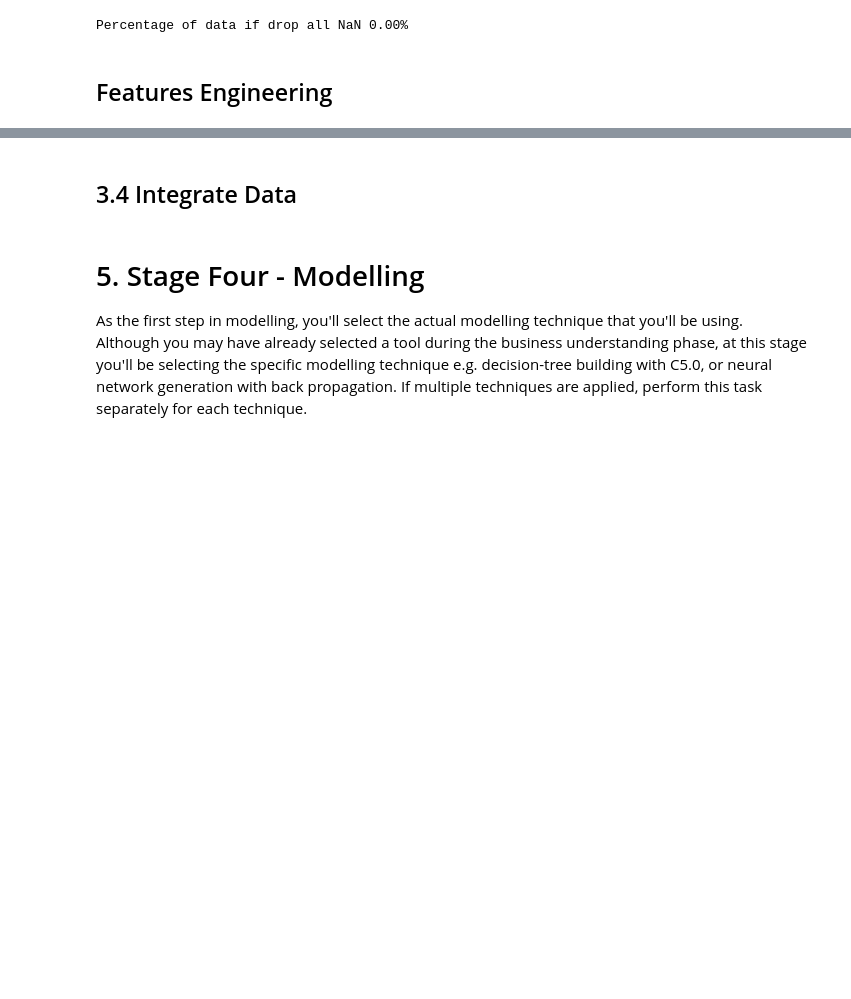
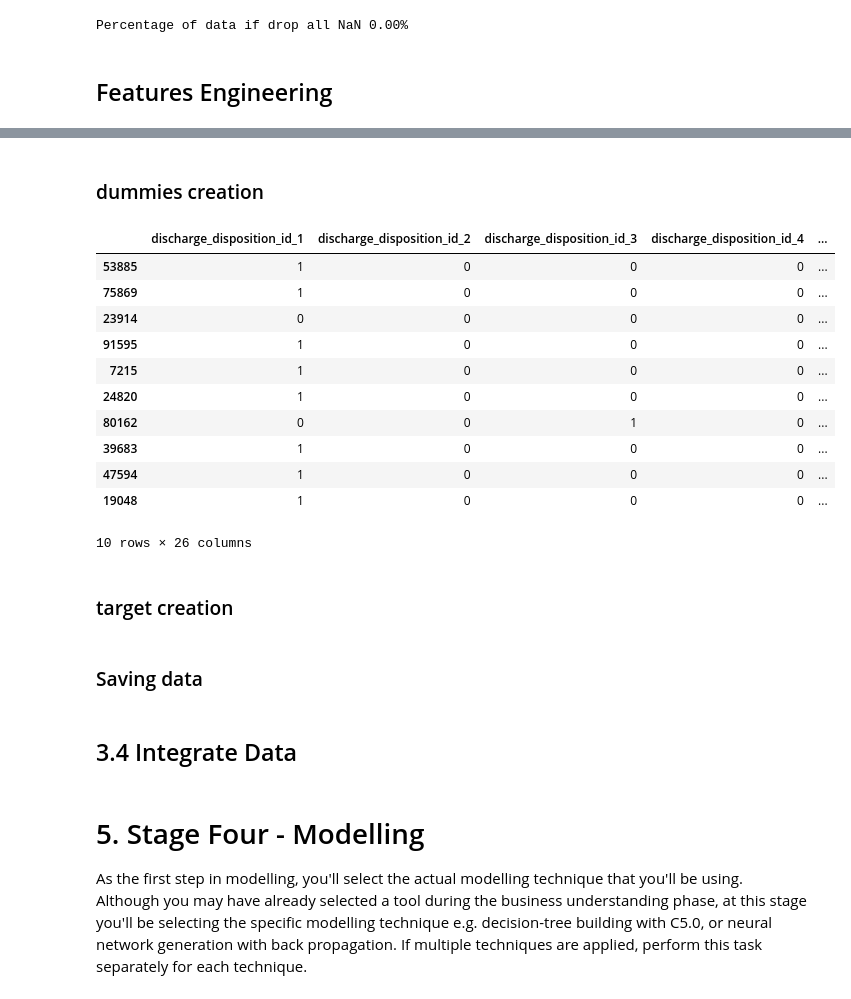
Before and after one commit to wiflore/Diabetes-ML-Case, a Jupyter notebook: research-notebooks/Diabetes 130-US hospitals for years 1999-2008.ipynb, the cells around one changed output, grey strips where cells are left out. Cells and saved outputs as stored; diff of their text form; code cells hidden in the pictures; blank space fills up the shorter version.

```diff
--- a/research-notebooks/Diabetes 130-US hospitals for years 1999-2008.ipynb
+++ b/research-notebooks/Diabetes 130-US hospitals for years 1999-2008.ipynb
@@ -467,0 +468,7 @@ df.head()
+# %%
+df=pd.read_parquet(BASE_PATH + 'data/transformed/df_transformed.parquet.gzip')
+dtypes=pd.read_parquet(BASE_PATH + 'data/transformed/df_transformed_dtypes.parquet.gzip')
+df = df.astype(dtypes.to_dict()['dtypes'])
+# %%
+diag_conbine = (df['diag_1'].value_counts() + df['diag_1'].value_counts() + df['diag_1'].value_counts()).sort_values(ascending=False)/len(df)
+diag_conbine.head(40).to_frame('% code vs diags')
@@ -467,0 +495,7 @@ df.head()
+# %%
+thresold_top_diags = 40
+codes = diag_conbine.head(thresold_top_diags).to_frame('% code vs diags').index.to_list()
+for code in codes:
+    df['diag_'+ str(code)] = (df['diag_1'] == code)|(df['diag_2'] == code)|(df['diag_3'] == code)
+# %%
+df.drop(["diag_1", "diag_2", "diag_3"], axis=1, inplace=True)
@@ -467,0 +525,20 @@ df.head()
+# %% [markdown]
+### dummies creation
+# %%
+df = pd.get_dummies(df, columns=df.select_dtypes(include = ['object']).columns)
+df.filter(regex='discharge_').sample(10)
+# %% [output]
+|  | discharge_disposition_id_1 | discharge_disposition_id_2 | discharge_disposition_id_3 | discharge_disposition_id_4 | ... |
+| 53885 | 1 | 0 | 0 | 0 | ... |
+| 75869 | 1 | 0 | 0 | 0 | ... |
+| 23914 | 0 | 0 | 0 | 0 | ... |
+| 91595 | 1 | 0 | 0 | 0 | ... |
+| 7215 | 1 | 0 | 0 | 0 | ... |
+| 24820 | 1 | 0 | 0 | 0 | ... |
+| 80162 | 0 | 0 | 1 | 0 | ... |
+| 39683 | 1 | 0 | 0 | 0 | ... |
+| 47594 | 1 | 0 | 0 | 0 | ... |
+| 19048 | 1 | 0 | 0 | 0 | ... |
+10 rows × 26 columns
+# %% [markdown]
+### target creation
@@ -467,0 +549,2 @@ df.head()
+# %% [markdown]
+### Saving data
```
Also changed, not shown: parts of 15 cells of this notebook, 5 other files.
